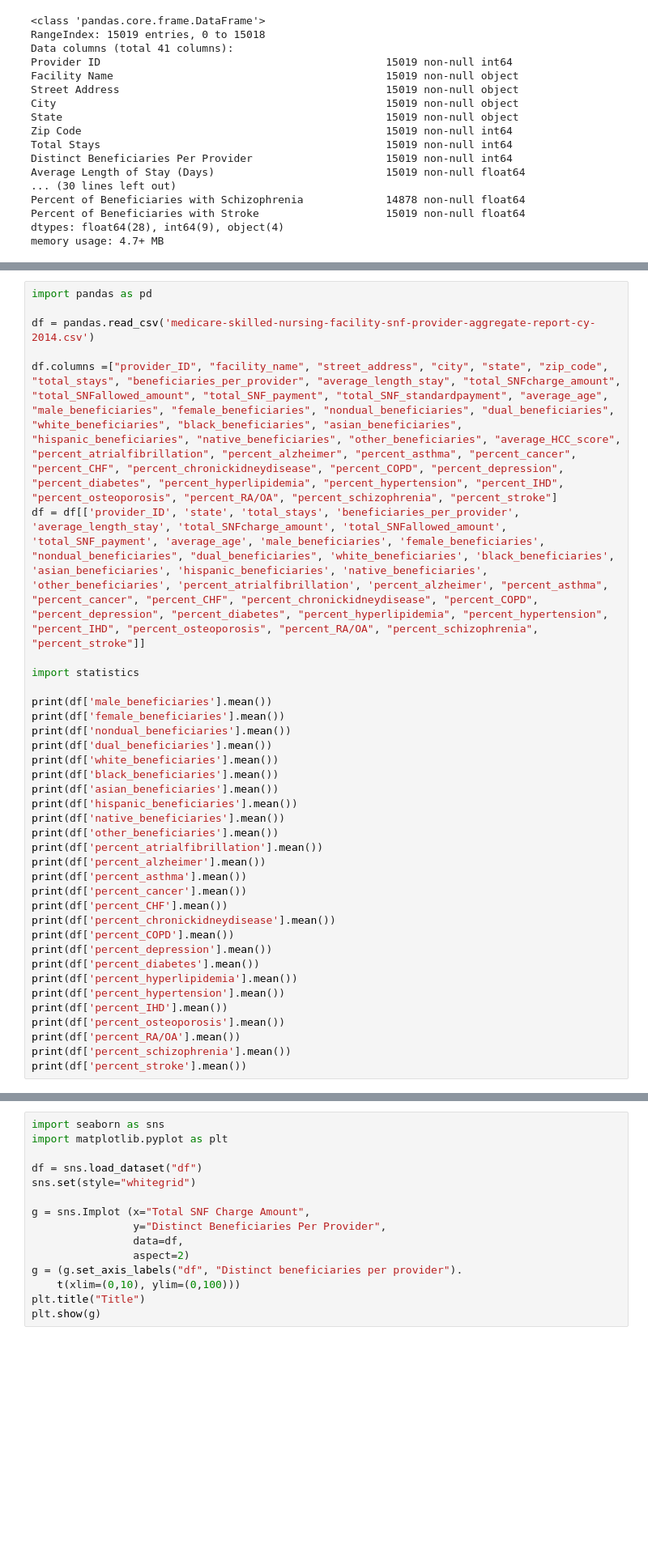
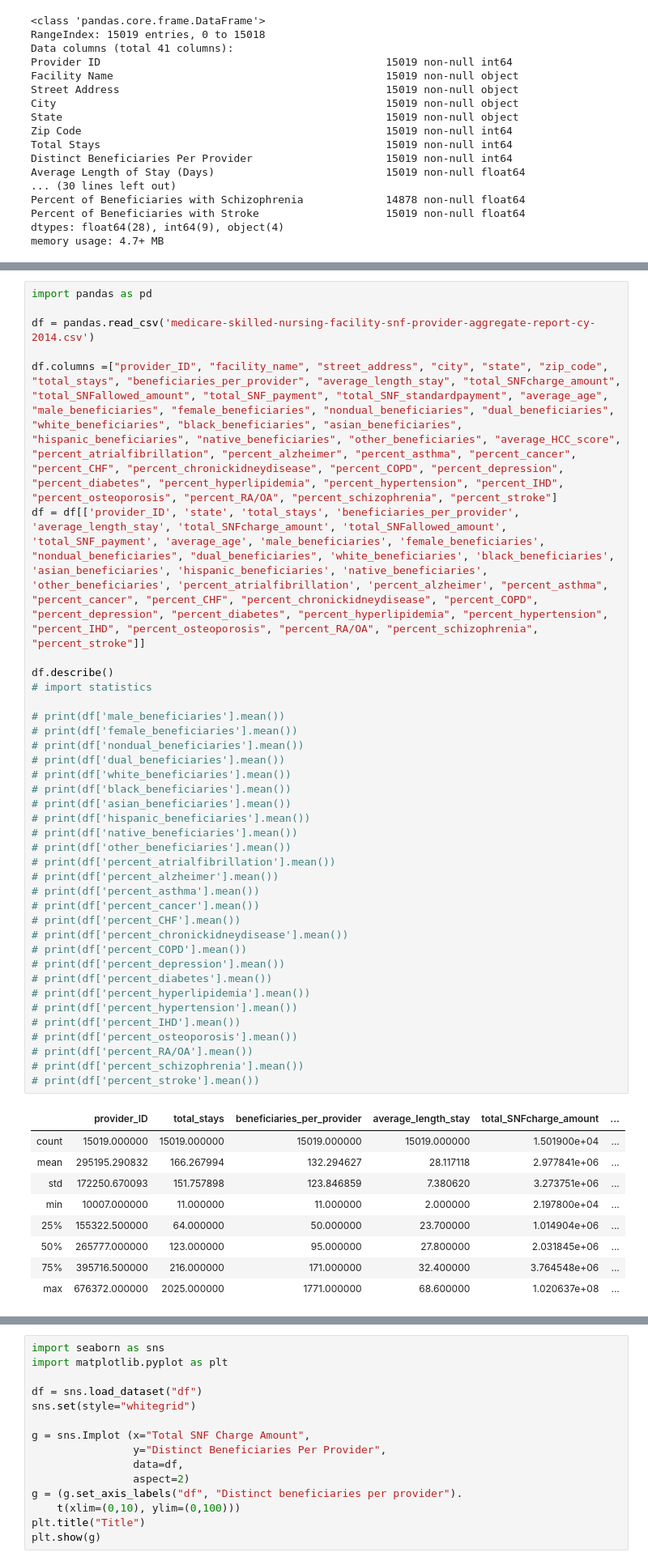
Before and after one commit to ashley-wenger/MSDS430_fall2019, a Jupyter notebook: Milestone_1_Medicare_Facilities_v1.ipynb, the cells around one changed output, grey strips where cells are left out. Shown: that part at 81% size. Cells and saved outputs as stored; diff of their text form; blank space fills up the shorter version.

```diff
--- a/Milestone_1_Medicare_Facilities_v1.ipynb
+++ b/Milestone_1_Medicare_Facilities_v1.ipynb
@@ -121,37 +150,47 @@ memory usage: 4.7+ MB
 # %%
 import pandas as pd
 
 df = pandas.read_csv('medicare-skilled-nursing-facility-snf-provider-aggregate-report-cy-2014.csv')
 
 df.columns =["provider_ID", "facility_name", "street_address", "city", "state", "zip_code", "total_stays", "beneficiaries_per_provider", "average_length_stay", "total_SNFcharge_amount", "total_SNFallowed_amount", "total_SNF_payment", "total_SNF_standardpayment", "average_age", "male_beneficiaries", "female_beneficiaries", "nondual_beneficiaries", "dual_beneficiaries", "white_beneficiaries", "black_beneficiaries", "asian_beneficiaries", "hispanic_beneficiaries", "native_beneficiaries", "other_beneficiaries", "average_HCC_score", "percent_atrialfibrillation", "percent_alzheimer", "percent_asthma", "percent_cancer", "percent_CHF", "percent_chronickidneydisease", "percent_COPD", "percent_depression", "percent_diabetes", "percent_hyperlipidemia", "percent_hypertension", "percent_IHD", "percent_osteoporosis", "percent_RA/OA", "percent_schizophrenia", "percent_stroke"]
 df = df[['provider_ID', 'state', 'total_stays', 'beneficiaries_per_provider', 'average_length_stay', 'total_SNFcharge_amount', 'total_SNFallowed_amount', 'total_SNF_payment', 'average_age', 'male_beneficiaries', 'female_beneficiaries', "nondual_beneficiaries", "dual_beneficiaries", 'white_beneficiaries', 'black_beneficiaries', 'asian_beneficiaries', 'hispanic_beneficiaries', 'native_beneficiaries', 'other_beneficiaries', 'percent_atrialfibrillation', 'percent_alzheimer', "percent_asthma", "percent_cancer", "percent_CHF", "percent_chronickidneydisease", "percent_COPD", "percent_depression", "percent_diabetes", "percent_hyperlipidemia", "percent_hypertension", "percent_IHD", "percent_osteoporosis", "percent_RA/OA", "percent_schizophrenia", "percent_stroke"]]
 
-import statistics
+df.describe()
+# import statistics
 
-print(df['male_beneficiaries'].mean())
-print(df['female_beneficiaries'].mean())
-print(df['nondual_beneficiaries'].mean())
-print(df['dual_beneficiaries'].mean())
-print(df['white_beneficiaries'].mean())
-print(df['black_beneficiaries'].mean())
-print(df['asian_beneficiaries'].mean())
-print(df['hispanic_beneficiaries'].mean())
-print(df['native_beneficiaries'].mean())
-print(df['other_beneficiaries'].mean())
-print(df['percent_atrialfibrillation'].mean())
-print(df['percent_alzheimer'].mean())
-print(df['percent_asthma'].mean())
-print(df['percent_cancer'].mean())
-print(df['percent_CHF'].mean())
-print(df['percent_chronickidneydisease'].mean())
-print(df['percent_COPD'].mean())
-print(df['percent_depression'].mean())
-print(df['percent_diabetes'].mean())
-print(df['percent_hyperlipidemia'].mean())
-print(df['percent_hypertension'].mean())
-print(df['percent_IHD'].mean())
-print(df['percent_osteoporosis'].mean())
-print(df['percent_RA/OA'].mean())
-print(df['percent_schizophrenia'].mean())
-print(df['percent_stroke'].mean())
+# print(df['male_beneficiaries'].mean())
+# print(df['female_beneficiaries'].mean())
+# print(df['nondual_beneficiaries'].mean())
+# print(df['dual_beneficiaries'].mean())
+# print(df['white_beneficiaries'].mean())
+# print(df['black_beneficiaries'].mean())
+# print(df['asian_beneficiaries'].mean())
+# print(df['hispanic_beneficiaries'].mean())
+# print(df['native_beneficiaries'].mean())
+# print(df['other_beneficiaries'].mean())
+# print(df['percent_atrialfibrillation'].mean())
+# print(df['percent_alzheimer'].mean())
+# print(df['percent_asthma'].mean())
+# print(df['percent_cancer'].mean())
+# print(df['percent_CHF'].mean())
+# print(df['percent_chronickidneydisease'].mean())
+# print(df['percent_COPD'].mean())
+# print(df['percent_depression'].mean())
+# print(df['percent_diabetes'].mean())
+# print(df['percent_hyperlipidemia'].mean())
+# print(df['percent_hypertension'].mean())
+# print(df['percent_IHD'].mean())
+# print(df['percent_osteoporosis'].mean())
+# print(df['percent_RA/OA'].mean())
+# print(df['percent_schizophrenia'].mean())
+# print(df['percent_stroke'].mean())
 # %% [output]
+|  | provider_ID | total_stays | beneficiaries_per_provider | average_length_stay | total_SNFcharge_amount | ... |
+| count | 15019.000000 | 15019.000000 | 15019.000000 | 15019.000000 | 1.501900e+04 | ... |
+| mean | 295195.290832 | 166.267994 | 132.294627 | 28.117118 | 2.977841e+06 | ... |
+| std | 172250.670093 | 151.757898 | 123.846859 | 7.380620 | 3.273751e+06 | ... |
+| min | 10007.000000 | 11.000000 | 11.000000 | 2.000000 | 2.197800e+04 | ... |
+| 25% | 155322.500000 | 64.000000 | 50.000000 | 23.700000 | 1.014904e+06 | ... |
+| 50% | 265777.000000 | 123.000000 | 95.000000 | 27.800000 | 2.031845e+06 | ... |
+| 75% | 395716.500000 | 216.000000 | 171.000000 | 32.400000 | 3.764548e+06 | ... |
+| max | 676372.000000 | 2025.000000 | 1771.000000 | 68.600000 | 1.020637e+08 | ... |
```
Also changed, not shown: parts of 13 cells of this notebook.
